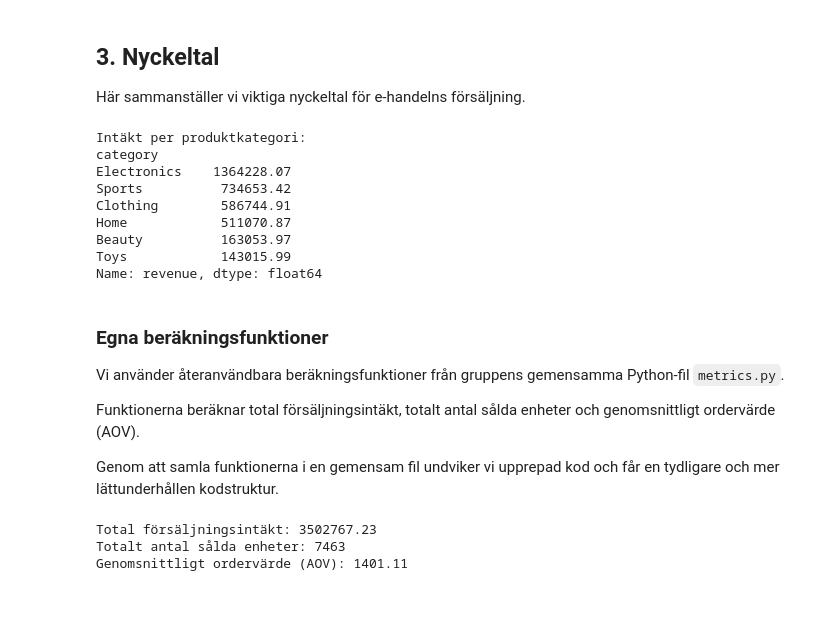
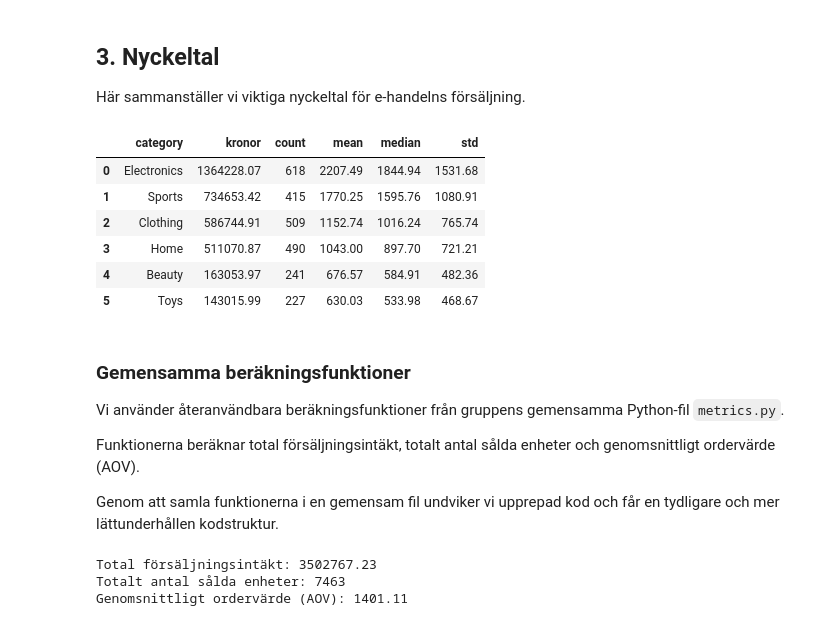
Before and after one commit to loviswikstrom/ecommerce_sales, a Jupyter notebook: notebooks/report_anna_v2.ipynb, the cells around one changed output. Saved outputs shown, nothing was run; the diff lists cells and outputs as text; code cells hidden in the pictures.

```diff
--- a/notebooks/report_anna_v2.ipynb
+++ b/notebooks/report_anna_v2.ipynb
@@ -55,27 +64,26 @@ Antal rader: 2500
 
 Här sammanställer vi viktiga nyckeltal för e-handelns försäljning.
 # %%
-# Beräkna intäkt per produktkategori
-intakt_kategori = df.groupby("category")["revenue"].sum()
+# Hämta försäljningsstatistik från gruppens gemensamma funktion
+kategori_statistik = metrics.category_revenue_table(df)
 
-# Sortera kategorierna från högsta till lägsta intäkt
-intakt_kategori = intakt_kategori.sort_values(ascending=False)
+# Sortera kategorierna efter högst försäljningsintäkt
+kategori_statistik = kategori_statistik.sort_values(
+    by="kronor", ascending=False
+).reset_index(drop=True)
 
-# Visa resultatet
-print("Intäkt per produktkategori:")
-print(intakt_kategori)
+# Visa resultatet som en tydlig tabell
+display(kategori_statistik.round(2))
 # %% [output]
-Intäkt per produktkategori:
-category
-Electronics    1364228.07
-Sports          734653.42
-Clothing        586744.91
-Home            511070.87
-Beauty          163053.97
-Toys            143015.99
-Name: revenue, dtype: float64
+|  | category | kronor | count | mean | median | std |
+| 0 | Electronics | 1364228.07 | 618 | 2207.49 | 1844.94 | 1531.68 |
+| 1 | Sports | 734653.42 | 415 | 1770.25 | 1595.76 | 1080.91 |
+| 2 | Clothing | 586744.91 | 509 | 1152.74 | 1016.24 | 765.74 |
+| 3 | Home | 511070.87 | 490 | 1043.00 | 897.70 | 721.21 |
+| 4 | Beauty | 163053.97 | 241 | 676.57 | 584.91 | 482.36 |
+| 5 | Toys | 143015.99 | 227 | 630.03 | 533.98 | 468.67 |
 # %% [markdown]
-### Egna beräkningsfunktioner
+### Gemensamma beräkningsfunktioner
 
 Vi använder återanvändbara beräkningsfunktioner från gruppens gemensamma Python-fil `metrics.py`.
 
```
Also changed, not shown: parts of 8 cells of this notebook.
